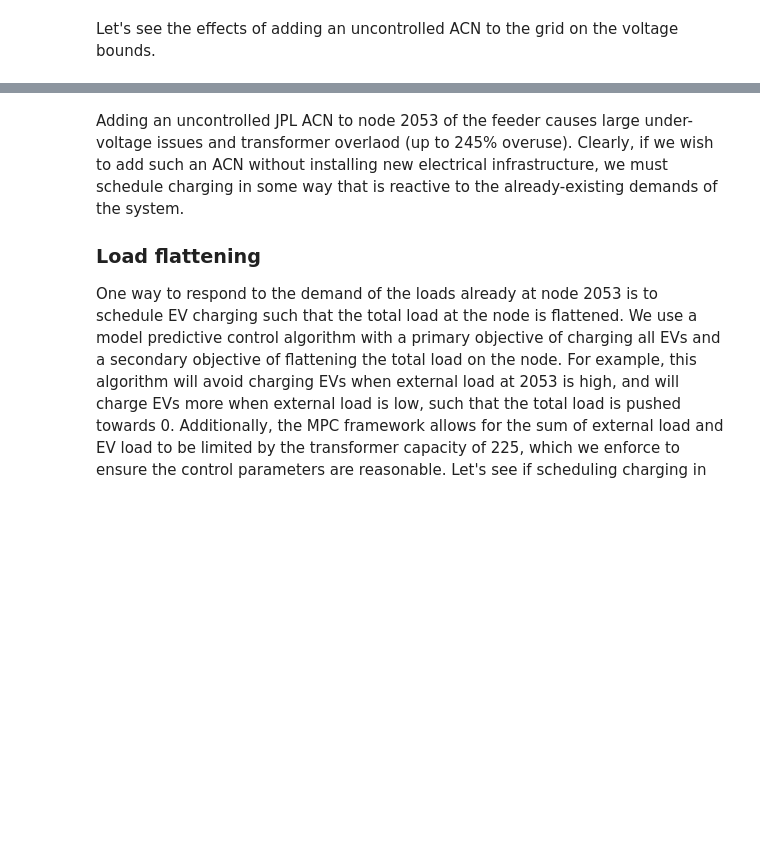
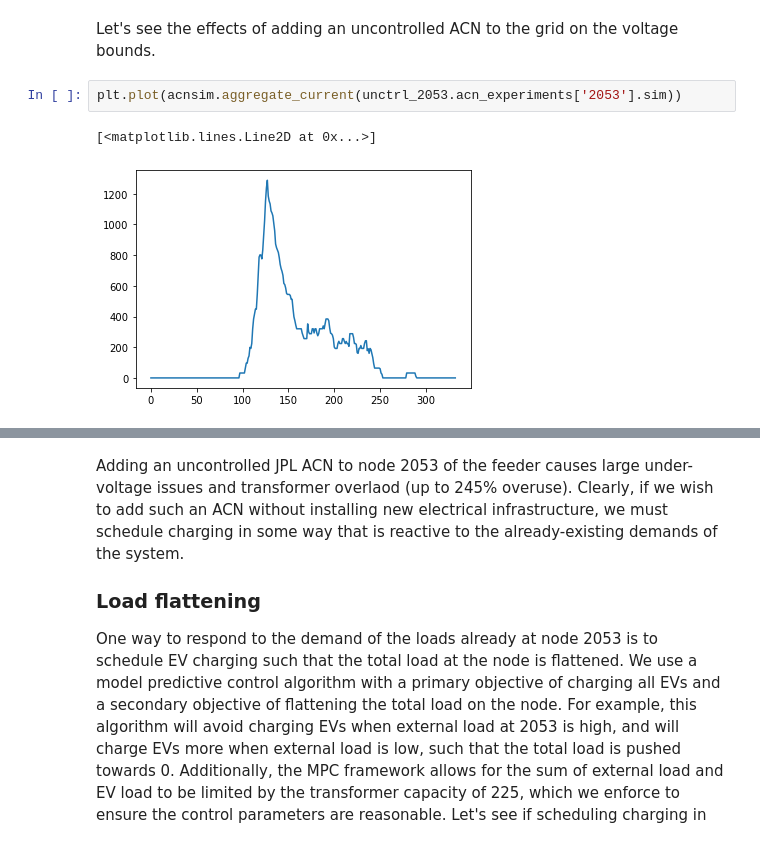
Before and after one commit to caltech-netlab/acnportal-experiments, a Jupyter notebook: examples/3-Grid-Impacts/3.2-Iowa-Feeder-with-EV-and-Solar-OpenDSS/3_2_Iowa_Feeder_with_EV_and_Solar_OpenDSS.ipynb, the cells around one changed output, grey strips where cells are left out. Cells and saved outputs as stored; diff of their text form; blank space fills up the shorter version.

Commit message:
Add new iowa feeder plot.

```diff
--- a/examples/3-Grid-Impacts/3.2-Iowa-Feeder-with-EV-and-Solar-OpenDSS/3_2_Iowa_Feeder_with_EV_and_Solar_OpenDSS.ipynb
+++ b/examples/3-Grid-Impacts/3.2-Iowa-Feeder-with-EV-and-Solar-OpenDSS/3_2_Iowa_Feeder_with_EV_and_Solar_OpenDSS.ipynb
@@ -225,6 +260,11 @@ unctrl_2053.run_dss(detailed_metrics=True)
 # %% [markdown]
 Let's see the effects of adding an uncontrolled ACN to the grid on the voltage
 bounds.
+# %%
+plt.plot(acnsim.aggregate_current(unctrl_2053.acn_experiments['2053'].sim))
+# %% [output]
+[<matplotlib.lines.Line2D at 0x...>]
+[figure, added]
 # %%
 fig, ax = plt.subplots(figsize=(8, 8), sharex=True)
 unctrl_2053.plot_dss_voltages(ax, legend=True, title="Uncontrolled with Regulation")
```
Also changed, not shown: parts of 8 cells of this notebook.
